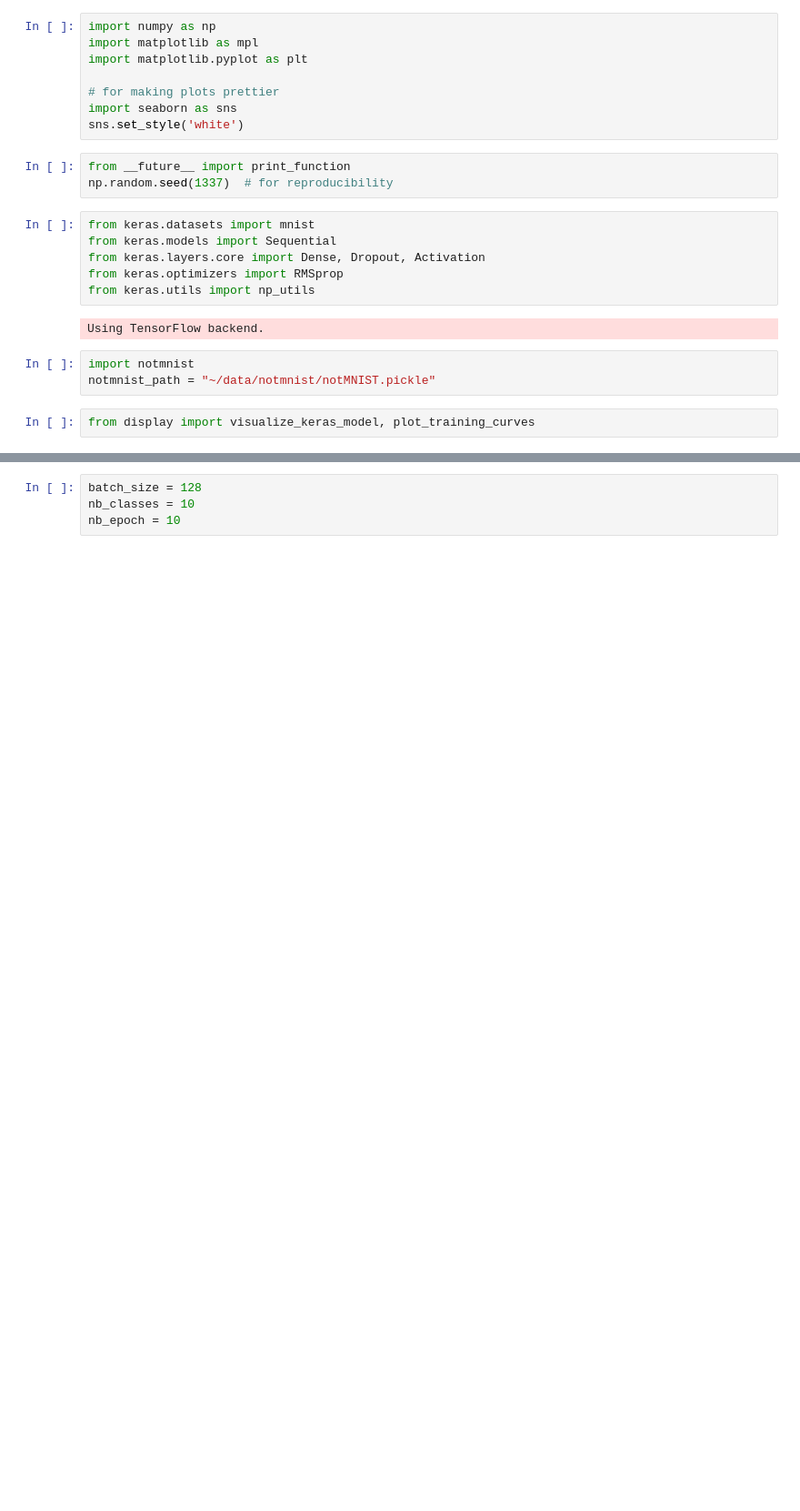
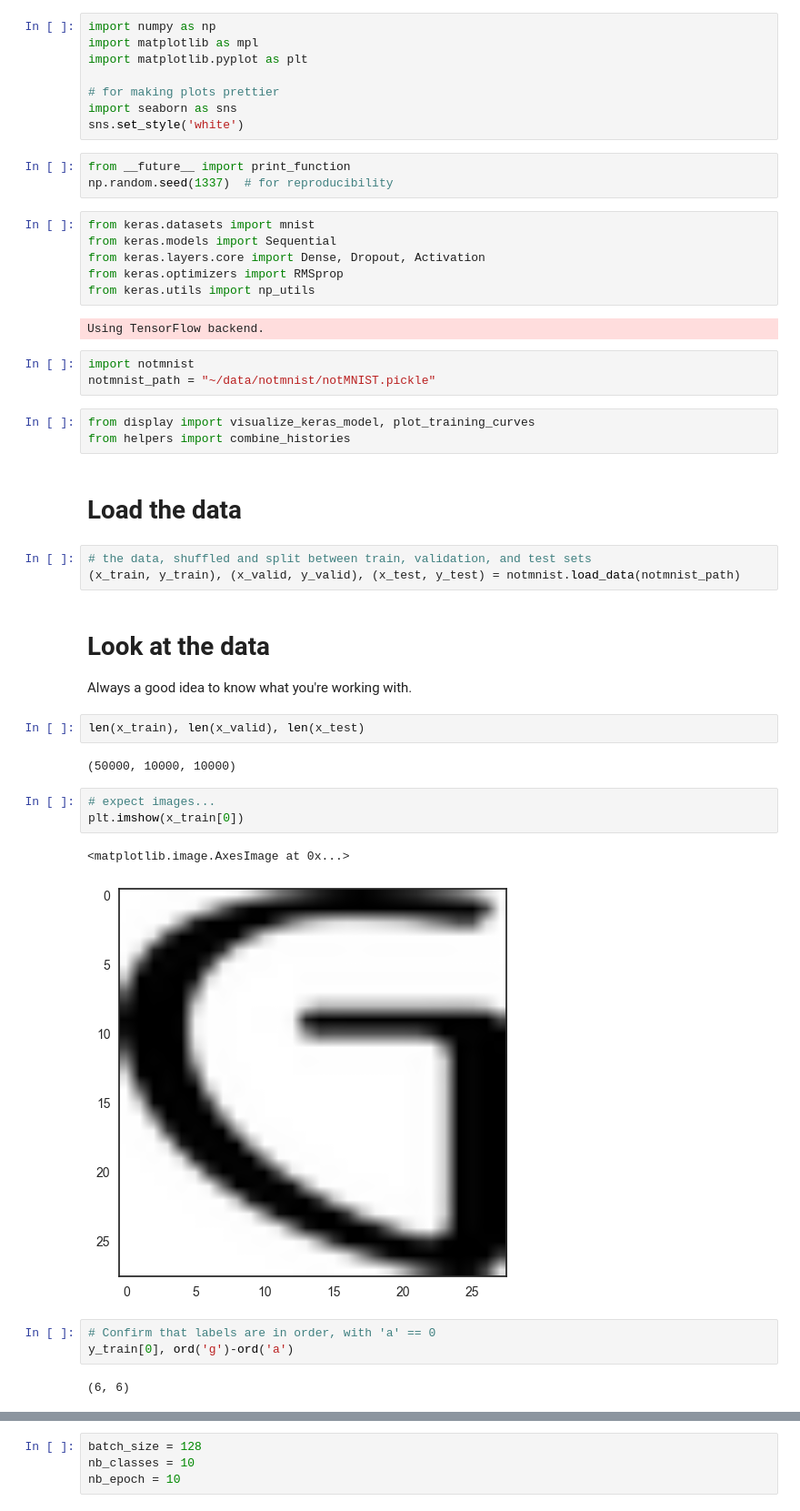
Before and after one commit to shnayder/deep-learning-workshop, a Jupyter notebook: 02-notmnist-mlp-keras.ipynb, the cells around one changed output, grey strips where cells are left out. Shown at 91% size. Saved outputs shown, nothing was run; the diff lists cells and outputs as text; blank space fills up the shorter version.

```diff
--- a/02-notmnist-mlp-keras.ipynb
+++ b/02-notmnist-mlp-keras.ipynb
@@ -30,3 +33,28 @@ import notmnist
 notmnist_path = "~/data/notmnist/notMNIST.pickle"
 # %%
 from display import visualize_keras_model, plot_training_curves
+from helpers import combine_histories
+# %% [markdown]
+# Load the data
+# %%
+# the data, shuffled and split between train, validation, and test sets
+(x_train, y_train), (x_valid, y_valid), (x_test, y_test) = notmnist.load_data(notmnist_path)
+# %% [markdown]
+# Look at the data
+
+Always a good idea to know what you're working with.
+# %%
+len(x_train), len(x_valid), len(x_test)
+# %% [output]
+(50000, 10000, 10000)
+# %%
+# expect images...
+plt.imshow(x_train[0])
+# %% [output]
+<matplotlib.image.AxesImage at 0x...>
+[figure, added]
+# %%
+# Confirm that labels are in order, with 'a' == 0
+y_train[0], ord('g')-ord('a')
+# %% [output]
+(6, 6)
```
Also changed, not shown: parts of 19 cells of this notebook, 1 other file.
